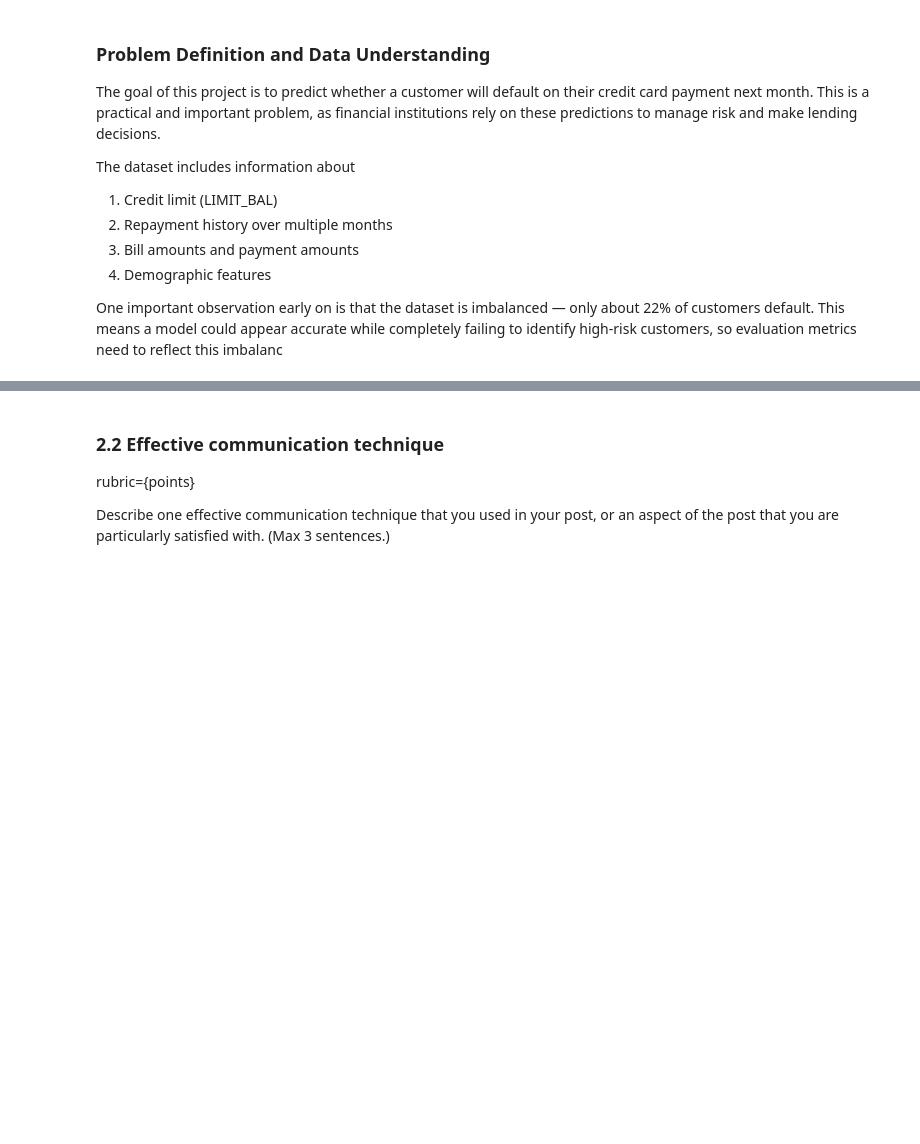
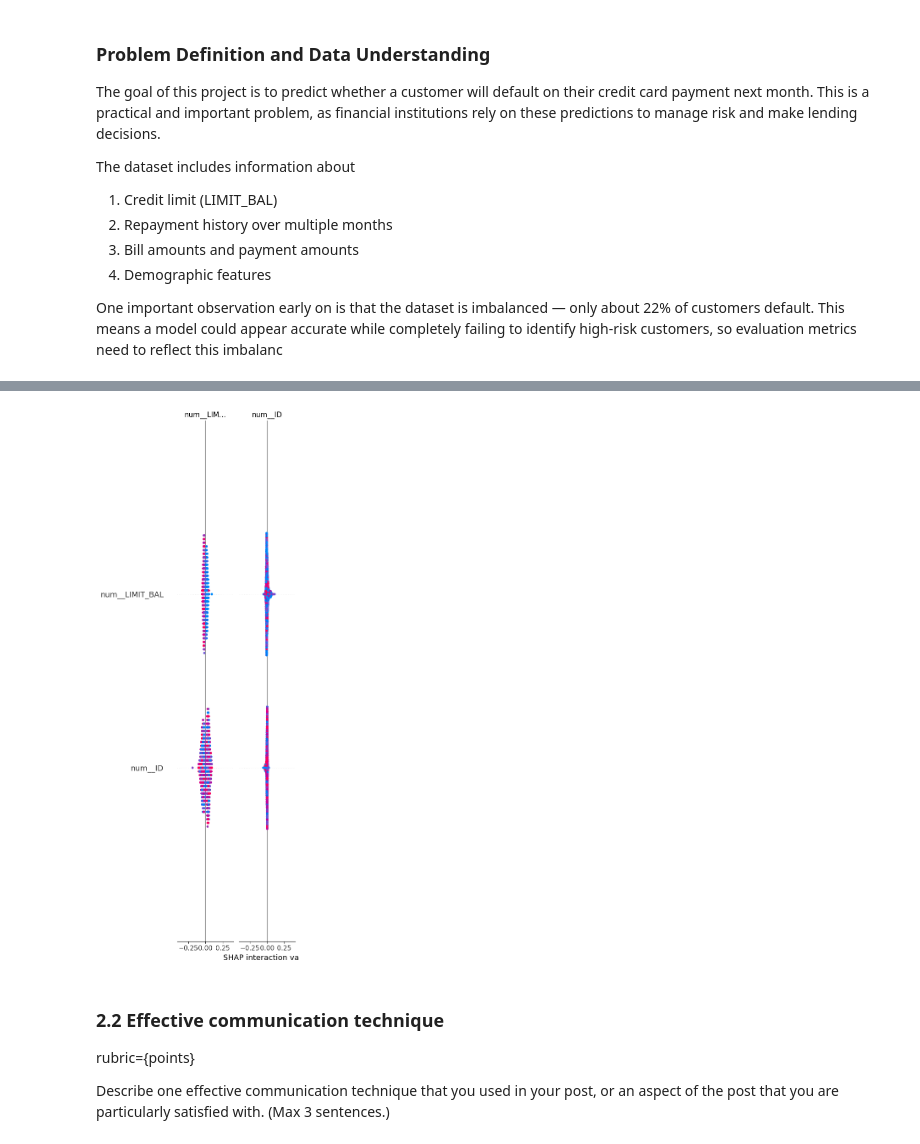
Before and after one commit to reseewan1205-del/hw9, a Jupyter notebook: hw9.ipynb, the cells around one changed output, grey strips where cells are left out. Drawn from its saved outputs; the diff is of its cells as text; code cells hidden in the pictures; blank space fills up the shorter version.

```diff
--- a/hw9.ipynb
+++ b/hw9.ipynb
@@ -246,3 +258,9 @@ One potential improvement would be to incorporate additional features, such as t
+# %%
+from IPython.display import Image
+
+Image("img/output.png")
+# %% [output]
+[figure, added]
 # %% [markdown]
 <!-- BEGIN QUESTION -->
 
```
Also changed, not shown: parts of 4 cells of this notebook, 3 other files.
